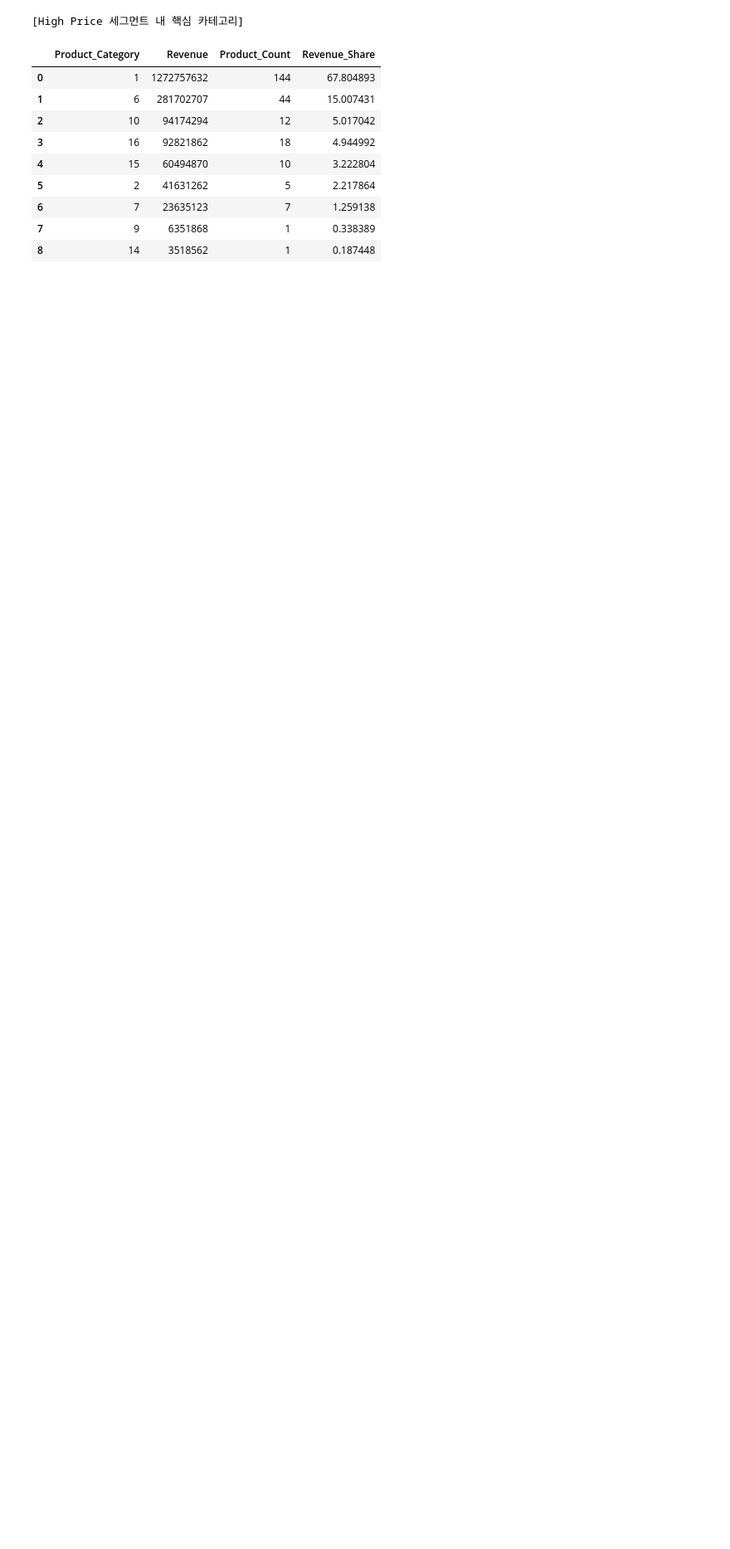
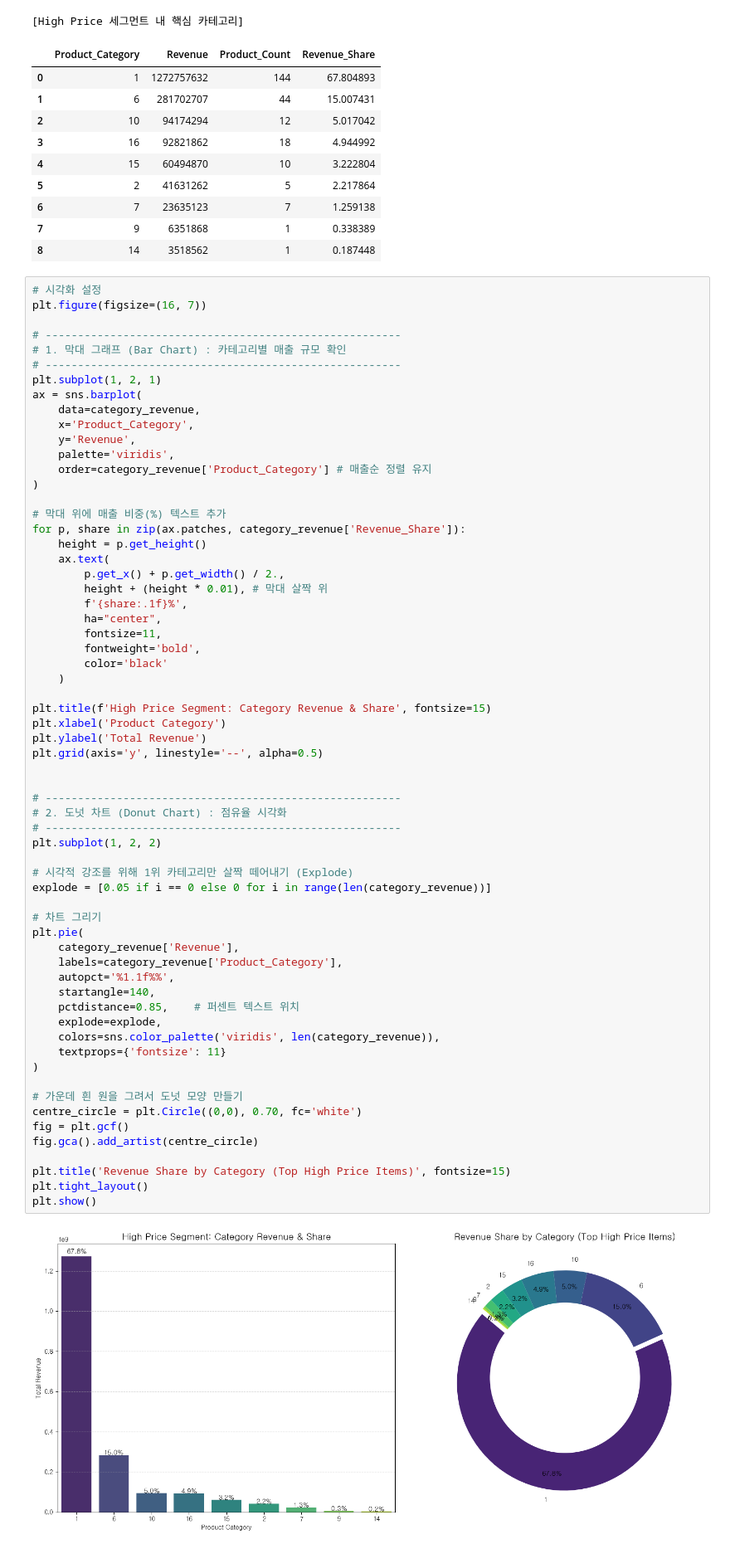
Before and after one commit to sohson/hipython, a Jupyter notebook: 월마트데이터/45. Wallmart 데이터.ipynb, the cells around one changed output. Shown at 83% size. Drawn from its saved outputs; the diff is of its cells as text; blank space fills up the shorter version.

```diff
--- a/월마트데이터/45. Wallmart 데이터.ipynb
+++ b/월마트데이터/45. Wallmart 데이터.ipynb
@@ -416,3 +434,68 @@ category_revenue
 | 6 | 7 | 23635123 | 7 | 1.259138 |
 | 7 | 9 | 6351868 | 1 | 0.338389 |
 | 8 | 14 | 3518562 | 1 | 0.187448 |
+# %%
+# 시각화 설정
+plt.figure(figsize=(16, 7))
+
+# -------------------------------------------------------
+# 1. 막대 그래프 (Bar Chart) : 카테고리별 매출 규모 확인
+# -------------------------------------------------------
+plt.subplot(1, 2, 1)
+ax = sns.barplot(
+    data=category_revenue,
+    x='Product_Category',
+    y='Revenue',
+    palette='viridis',
+    order=category_revenue['Product_Category'] # 매출순 정렬 유지
+)
+
+# 막대 위에 매출 비중(%) 텍스트 추가
+for p, share in zip(ax.patches, category_revenue['Revenue_Share']):
+    height = p.get_height()
+    ax.text(
+        p.get_x() + p.get_width() / 2.,
+        height + (height * 0.01), # 막대 살짝 위
+        f'{share:.1f}%',
+        ha="center",
+        fontsize=11,
+        fontweight='bold',
+        color='black'
+    )
+
+plt.title(f'High Price Segment: Category Revenue & Share', fontsize=15)
+plt.xlabel('Product Category')
+plt.ylabel('Total Revenue')
+plt.grid(axis='y', linestyle='--', alpha=0.5)
+
+
+# -------------------------------------------------------
+# 2. 도넛 차트 (Donut Chart) : 점유율 시각화
+# -------------------------------------------------------
+plt.subplot(1, 2, 2)
+
+# 시각적 강조를 위해 1위 카테고리만 살짝 떼어내기 (Explode)
+explode = [0.05 if i == 0 else 0 for i in range(len(category_revenue))]
+
+# 차트 그리기
+plt.pie(
+    category_revenue['Revenue'],
+    labels=category_revenue['Product_Category'],
+    autopct='%1.1f%%',
+    startangle=140,
+    pctdistance=0.85,    # 퍼센트 텍스트 위치
+    explode=explode,
+    colors=sns.color_palette('viridis', len(category_revenue)),
+    textprops={'fontsize': 11}
+)
+
+# 가운데 흰 원을 그려서 도넛 모양 만들기
+centre_circle = plt.Circle((0,0), 0.70, fc='white')
+fig = plt.gcf()
+fig.gca().add_artist(centre_circle)
+
+plt.title('Revenue Share by Category (Top High Price Items)', fontsize=15)
+plt.tight_layout()
+plt.show()
+# %% [output]
+[figure, added]
```
Also changed, not shown: parts of 7 cells of this notebook, 2 other files.
